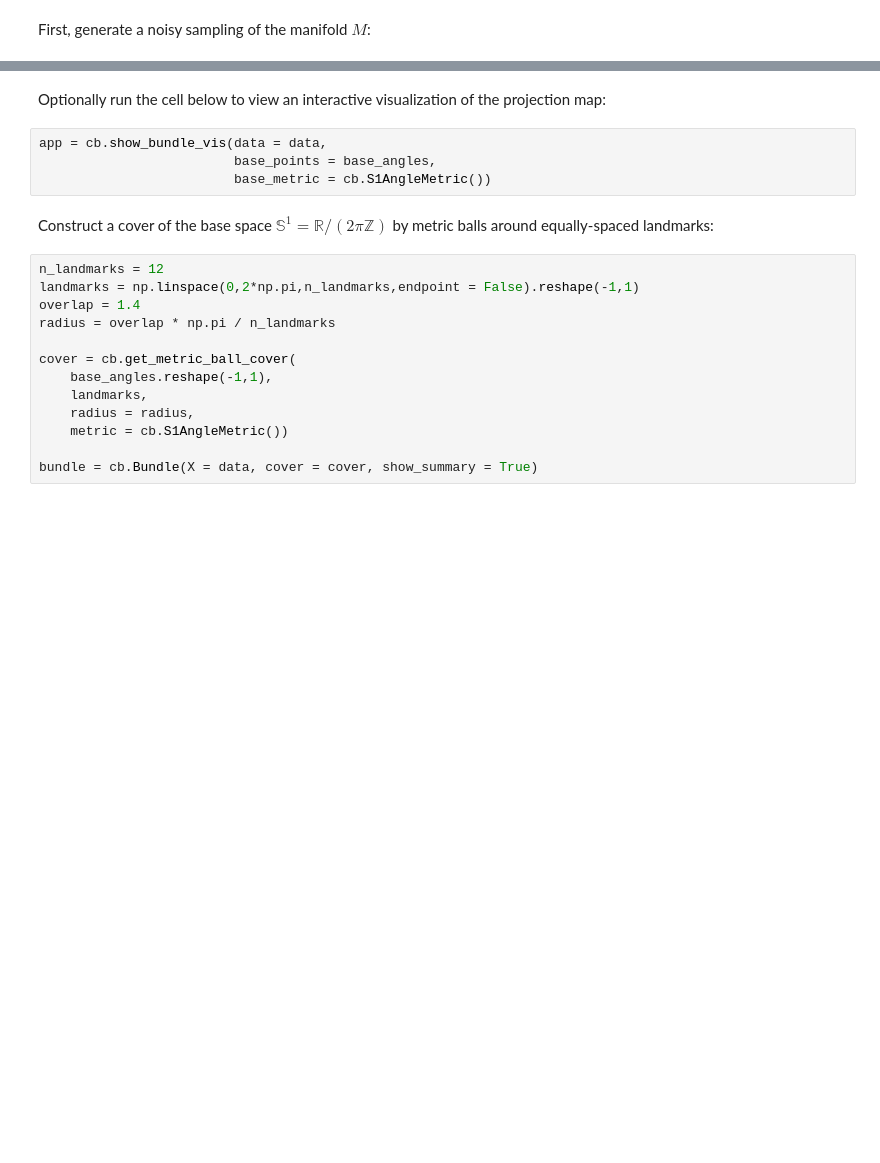
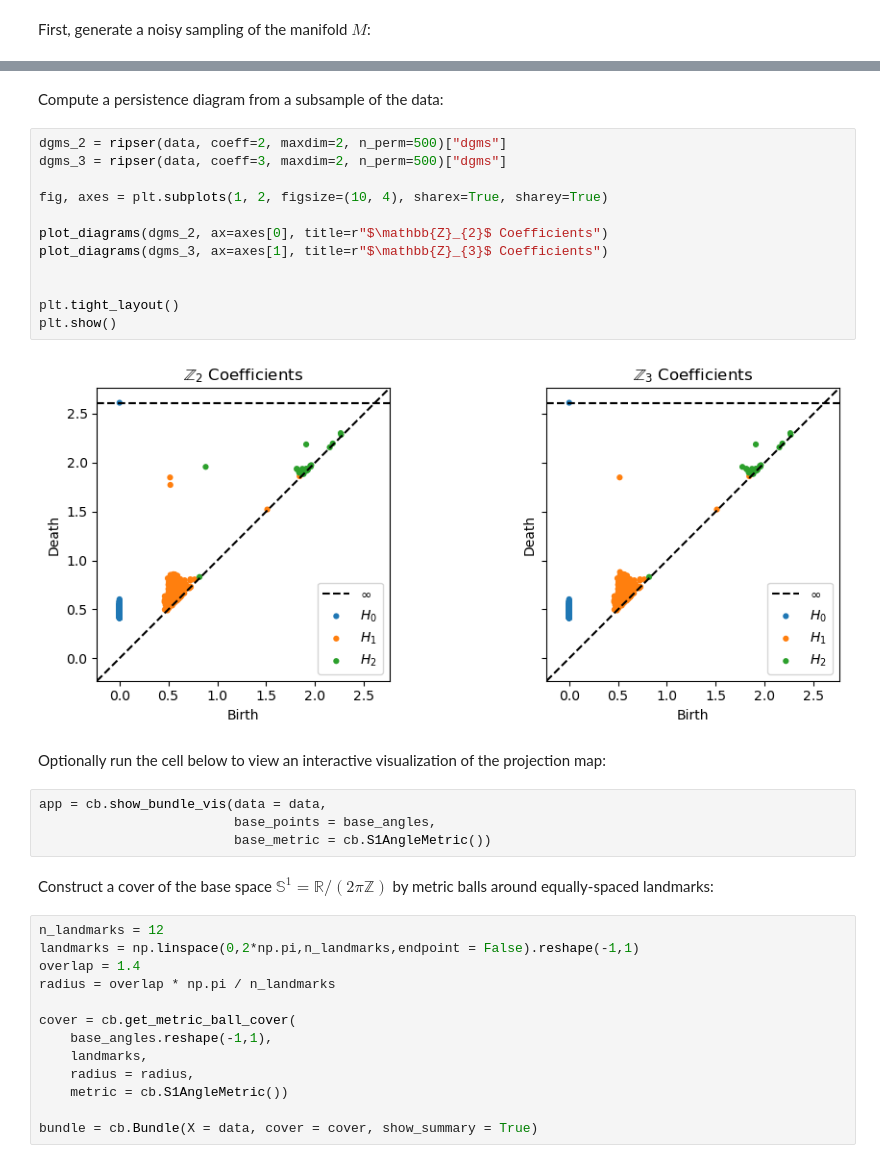
Before and after one commit to bradturow/Circle_Bundles, a Jupyter notebook: notebooks/tutorials/core/02_foldy_klein_bottle.ipynb, the cells around one changed output, grey strips where cells are left out. Cells and saved outputs as stored; diff of their text form; blank space fills up the shorter version.

```diff
--- a/notebooks/tutorials/core/02_foldy_klein_bottle.ipynb
+++ b/notebooks/tutorials/core/02_foldy_klein_bottle.ipynb
@@ -40,3 +50,19 @@ base_angles = np.arctan2(data[:,1], data[:,0]) % (2* np.pi)  #Compute base proje
+# %% [markdown]
+Compute a persistence diagram from a subsample of the data:
+# %%
+dgms_2 = ripser(data, coeff=2, maxdim=2, n_perm=500)["dgms"]
+dgms_3 = ripser(data, coeff=3, maxdim=2, n_perm=500)["dgms"]
+
+fig, axes = plt.subplots(1, 2, figsize=(10, 4), sharex=True, sharey=True)
+
+plot_diagrams(dgms_2, ax=axes[0], title=r"$\mathbb{Z}_{2}$ Coefficients")
+plot_diagrams(dgms_3, ax=axes[1], title=r"$\mathbb{Z}_{3}$ Coefficients")
+
+
+plt.tight_layout()
+plt.show()
+# %% [output]
+[figure, added]
 # %% [markdown]
 Optionally run the cell below to view an interactive visualization of the projection map:
 # %%
```
Also changed, not shown: parts of 14 cells of this notebook, 8 other files.
